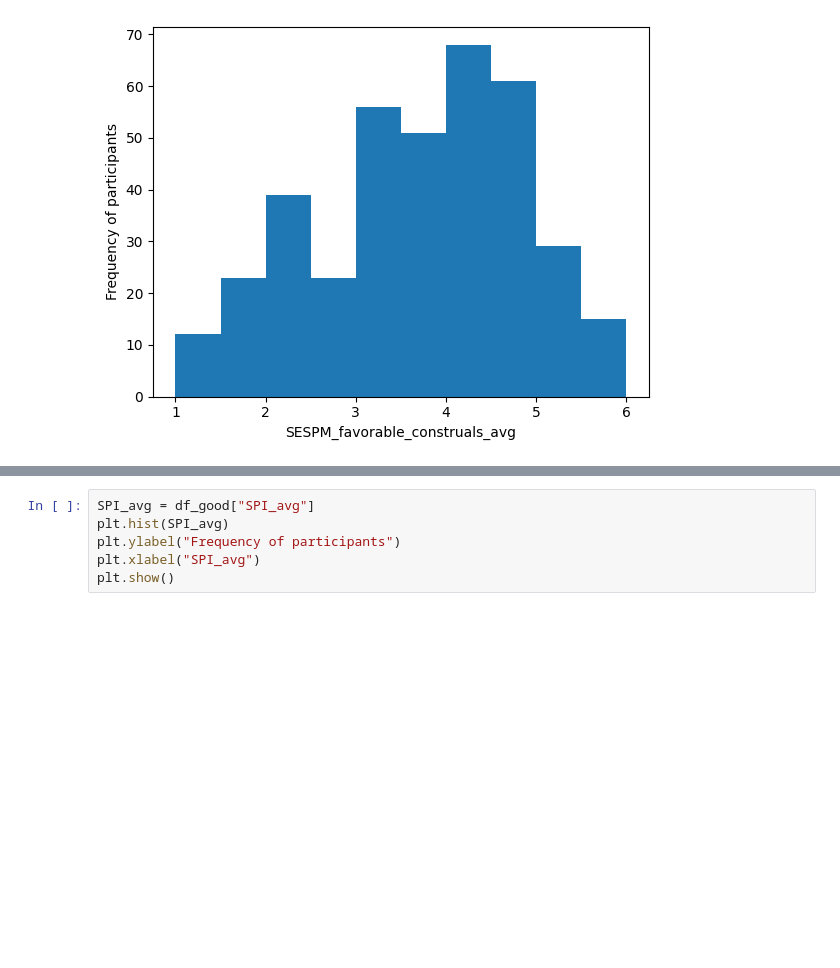
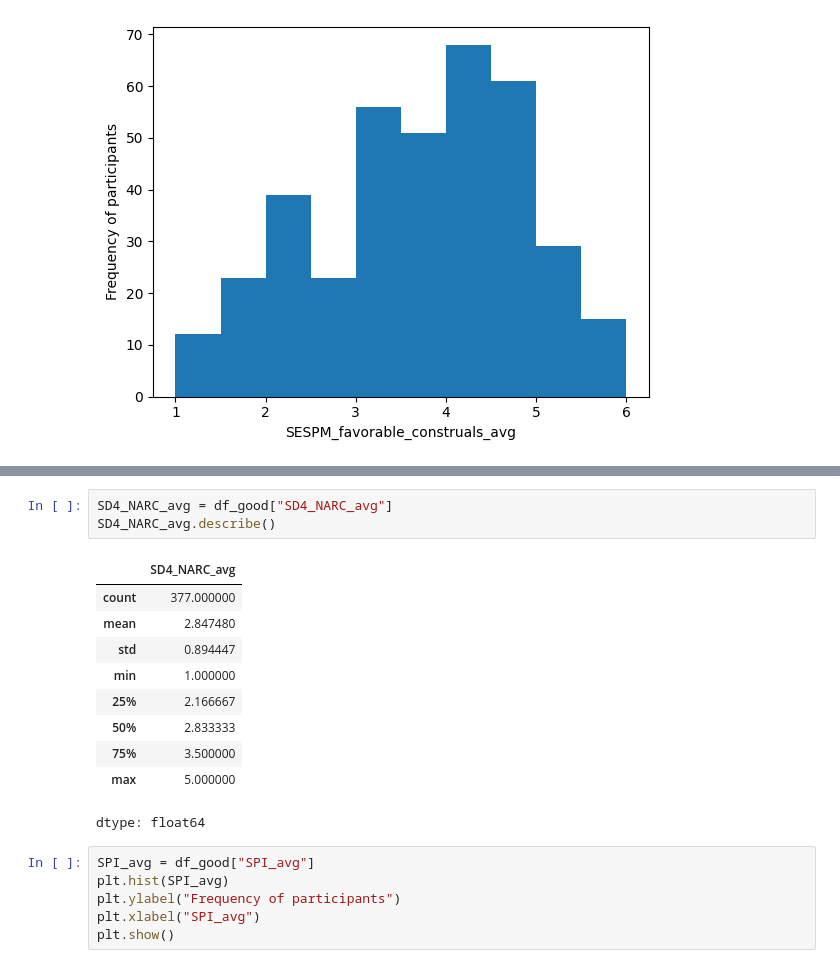
Before and after one commit to ivavuko/ivasphd, a Jupyter notebook: Amplified_and_attenuated_dictionary_implementation.ipynb, the cells around one changed output, grey strips where cells are left out. Saved outputs shown, nothing was run; the diff lists cells and outputs as text; blank space fills up the shorter version.

```diff
--- a/Amplified_and_attenuated_dictionary_implementation.ipynb
+++ b/Amplified_and_attenuated_dictionary_implementation.ipynb
@@ -735,3 +774,17 @@ plt.show()
+# %%
+SD4_NARC_avg = df_good["SD4_NARC_avg"]
+SD4_NARC_avg.describe()
+# %% [output]
+|  | SD4_NARC_avg |
+| count | 377.000000 |
+| mean | 2.847480 |
+| std | 0.894447 |
+| min | 1.000000 |
+| 25% | 2.166667 |
+| 50% | 2.833333 |
+| 75% | 3.500000 |
+| max | 5.000000 |
+dtype: float64
 # %%
 SPI_avg = df_good["SPI_avg"]
 plt.hist(SPI_avg)
```
Also changed, not shown: parts of 22 cells of this notebook.
